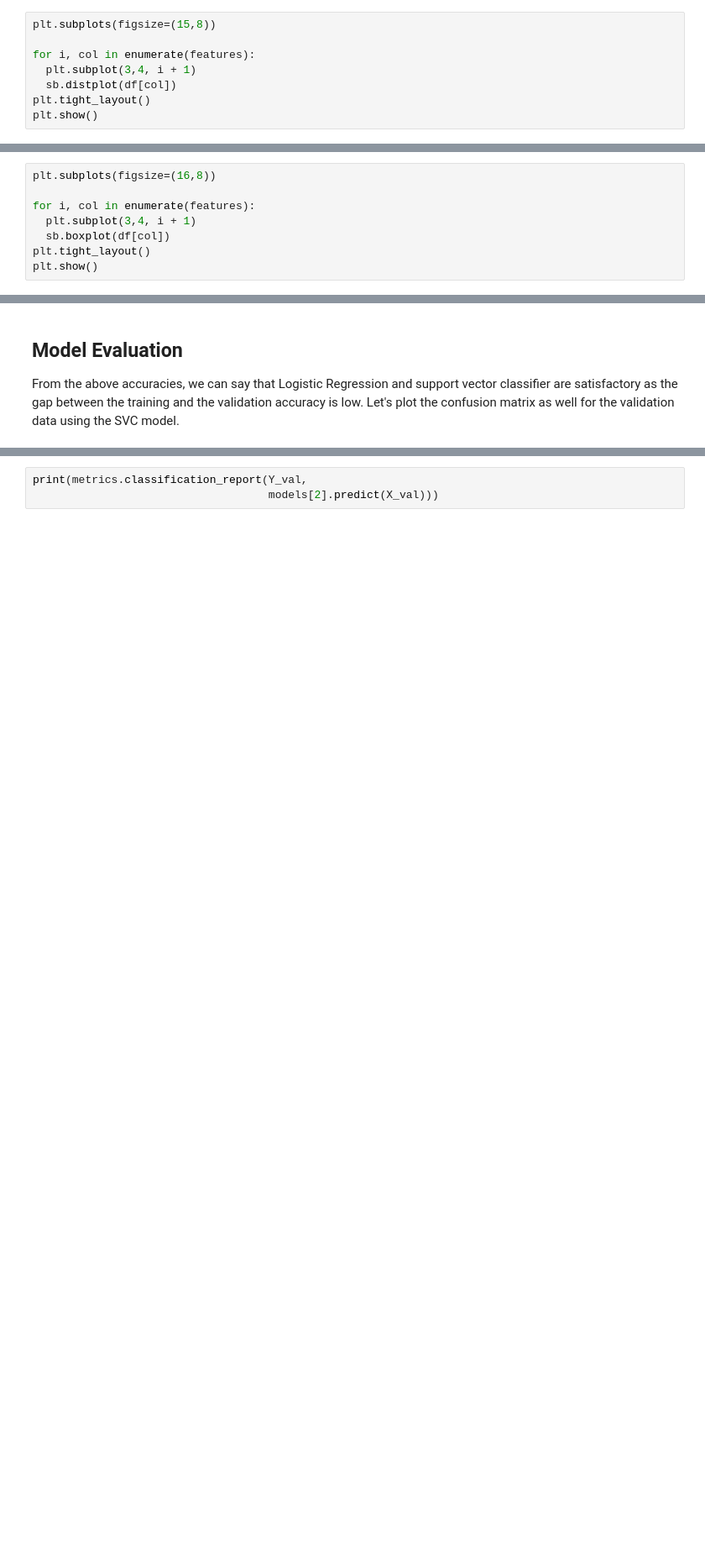
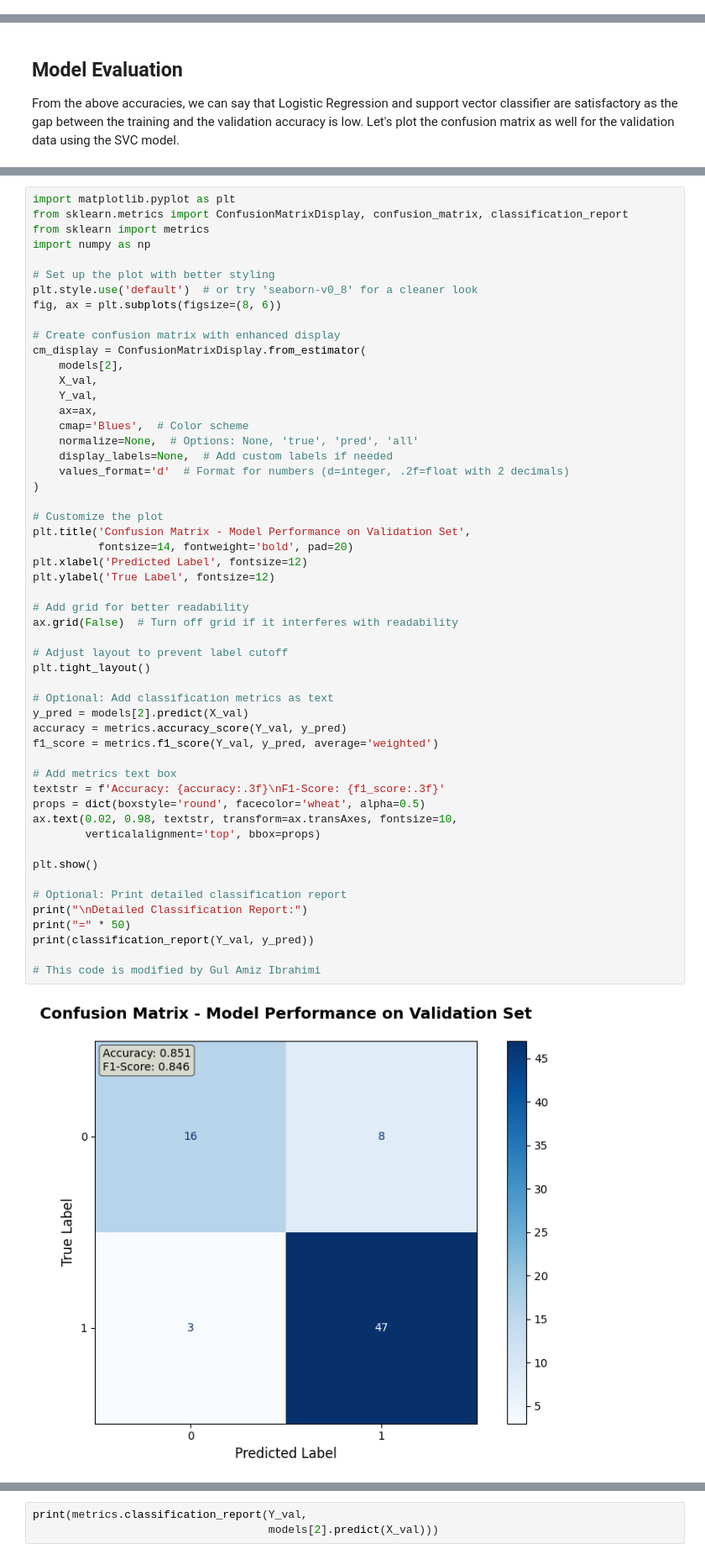
Before and after one commit to gulIbrahimi/Rainfall_Prediction_ML_Project, a Jupyter notebook: Rainfall_Prediction.ipynb, the cells around one changed output, grey strips where cells are left out. Shown at 84% size. Drawn from its saved outputs; the diff is of its cells as text; blank space fills up the shorter version.

```diff
--- a/Rainfall_Prediction.ipynb
+++ b/Rainfall_Prediction.ipynb
@@ -158,11 +241,3 @@ print(features)
 ['pressure', 'maxtemp', 'temparature', 'mintemp', 'dewpoint', 'humidity', 'cloud', 'sunshine', 'winddirection', 'windspeed']
 # %% [markdown]
 Let's check the distribution of the continuous features given in the dataset.
-# %%
-plt.subplots(figsize=(15,8))
-
-for i, col in enumerate(features):
-  plt.subplot(3,4, i + 1)
-  sb.distplot(df[col])
-plt.tight_layout()
-plt.show()
@@ -171,10 +435,2 @@ plt.show()
 # %% [markdown]
 **Let's draw boxplots for the continuous variable to detect the outliers present in the data.**
-# %%
-plt.subplots(figsize=(16,8))
-
-for i, col in enumerate(features):
-  plt.subplot(3,4, i + 1)
-  sb.boxplot(df[col])
-plt.tight_layout()
-plt.show()
@@ -269,0 +751,55 @@ plt.show()
+# %%
+import matplotlib.pyplot as plt
+from sklearn.metrics import ConfusionMatrixDisplay, confusion_matrix, classification_report
+from sklearn import metrics
+import numpy as np
+
+# Set up the plot with better styling
+plt.style.use('default')  # or try 'seaborn-v0_8' for a cleaner look
+fig, ax = plt.subplots(figsize=(8, 6))
+
+# Create confusion matrix with enhanced display
+cm_display = ConfusionMatrixDisplay.from_estimator(
+    models[2],
+    X_val,
+    Y_val,
+    ax=ax,
+    cmap='Blues',  # Color scheme
+    normalize=None,  # Options: None, 'true', 'pred', 'all'
+    display_labels=None,  # Add custom labels if needed
+    values_format='d'  # Format for numbers (d=integer, .2f=float with 2 decimals)
+)
+
+# Customize the plot
+plt.title('Confusion Matrix - Model Performance on Validation Set',
+          fontsize=14, fontweight='bold', pad=20)
+plt.xlabel('Predicted Label', fontsize=12)
+plt.ylabel('True Label', fontsize=12)
+
+# Add grid for better readability
+ax.grid(False)  # Turn off grid if it interferes with readability
+
+# Adjust layout to prevent label cutoff
+plt.tight_layout()
+
+# Optional: Add classification metrics as text
+y_pred = models[2].predict(X_val)
+accuracy = metrics.accuracy_score(Y_val, y_pred)
+f1_score = metrics.f1_score(Y_val, y_pred, average='weighted')
+
+# Add metrics text box
+textstr = f'Accuracy: {accuracy:.3f}\nF1-Score: {f1_score:.3f}'
+props = dict(boxstyle='round', facecolor='wheat', alpha=0.5)
+ax.text(0.02, 0.98, textstr, transform=ax.transAxes, fontsize=10,
+        verticalalignment='top', bbox=props)
+
+plt.show()
+
+# Optional: Print detailed classification report
+print("\nDetailed Classification Report:")
+print("=" * 50)
+print(classification_report(Y_val, y_pred))
+
+# This code is modified by Gul Amiz Ibrahimi
+# %% [output]
+[figure, added]
```
Also changed, not shown: parts of 13 cells of this notebook.
